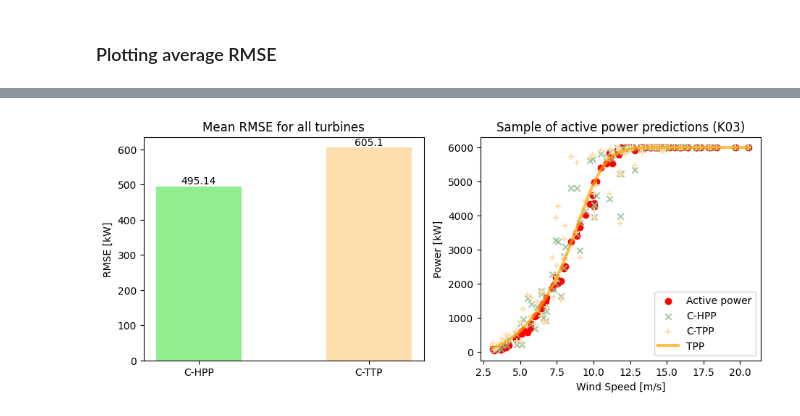
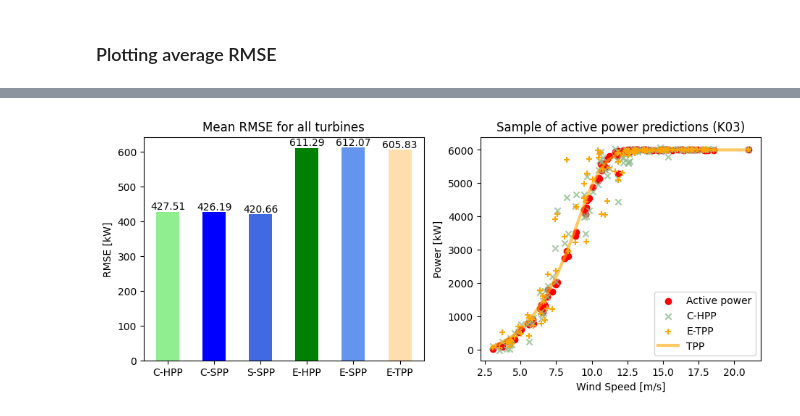
Before and after one commit to sondretb/Master-thesis---Wake-Scada-integration, a Jupyter notebook: power_predictor.ipynb, the cells around one changed output, grey strips where cells are left out. Saved outputs shown, nothing was run; the diff lists cells and outputs as text; code cells hidden in the pictures.

```diff
--- a/power_predictor.ipynb
+++ b/power_predictor.ipynb
@@ -177,8 +267,0 @@ for name, test_df in test_data.items():
-# %%
-plt.rcParams["figure.figsize"] = (12, 8)
-
-plt.bar(range(len(rmse_hybrid)), list(rmse_hybrid.values()), align='center')
-plt.xticks(range(len(rmse_hybrid)), list(rmse_hybrid.keys()))
-plt.xticks(rotation=90)
-plt.title('Hybrid power prediction RMSE')
-plt.show()
@@ -187,8 +267,0 @@ plt.show()
-# %%
-plt.rcParams["figure.figsize"] = (12, 8)
-
-plt.bar(range(len(rmse_standard)), list(rmse_standard.values()), align='center')
-plt.xticks(range(len(rmse_standard)), list(rmse_standard.keys()))
-plt.xticks(rotation=90)
-plt.title('Standard power prediction RMSE')
-plt.show()
@@ -327,40 +398,46 @@ plt.show()
 
 theo_rmse_mean = pd.DataFrame(rmse_theoretical, index=[0]).mean(axis=1)[0]
 
 coupled_hybrid_rmse_mean = pd.DataFrame(rmse_c_hybrid, index=[0]).mean(axis=1)[0]
 coupled_standard_rmse_mean = pd.DataFrame(rmse_c_standard, index=[0]).mean(axis=1)[0]
-coupled_theoretical_rmse_mean = pd.DataFrame(rmse_c_theoretical, index=[0]).mean(axis=1)[0]
+estimated_hybrid_rmse_mean = pd.DataFrame(rmse_e_hybrid, index=[0]).mean(axis=1)[0]
+estimated_standard_rmse_mean = pd.DataFrame(rmse_e_standard, index=[0]).mean(axis=1)[0]
+estimated_theoretical_rmse_mean = pd.DataFrame(rmse_e_theoretical, index=[0]).mean(axis=1)[0]
+solo_standard_rmse_mean = pd.DataFrame(rmse_s_standard, index=[0]).mean(axis=1)[0]
+
+
 
 plt.rcParams["figure.figsize"] = (11, 4)
 tt = 'K03'
 topn = 100
 ws = test_data[tt]['WindSpeed'].head(topn)
 labels = test_data[tt][label].head(topn)
 fig, axs = plt.subplots(1, 2)
 axs[1].scatter(ws, labels, color = 'red', label='Active power')
 axs[1].scatter(ws, coupled_hybrid_predictions[tt][:topn], marker='x', color='darkseagreen', alpha=0.8, label= 'C-HPP')
-axs[1].scatter(ws, coupled_theoretical_predictions[tt][:topn], marker='+', color='navajowhite', alpha=1, label= 'C-TPP')
-axs[1].plot(ws.sort_values(), SWT6.power_ct(ws.sort_values())[0]/1000, linewidth=3, color='orange', alpha=0.7, label= 'TPP')
+axs[1].scatter(ws, estimated_theoretical_predictions[tt][:topn], marker='+', color='orange', alpha=1, label= 'E-TPP')
+axs[1].plot(ws.sort_values(), SWT6.power_ct(ws.sort_values())[0]/1000, linewidth=3, color='orange', alpha=0.6, label= 'TPP')
 
 axs[1].legend()
 axs[1].set_xlabel('Wind Speed [m/s]')
 axs[1].set_ylabel('Power [kW]')
 axs[1].set_title(f'Sample of active power predictions ({tt})')
 
-labels = ['C-HPP', 'C-TTP']
-values = [coupled_hybrid_rmse_mean, coupled_theoretical_rmse_mean]
-colors = ['lightgreen', 'navajowhite']
+labels = ['C-HPP','C-SPP', 'S-SPP', 'E-HPP', 'E-SPP', 'E-TPP']
+values = [coupled_hybrid_rmse_mean, coupled_standard_rmse_mean, solo_standard_rmse_mean,  estimated_hybrid_rmse_mean, estimated_standard_rmse_mean ,estimated_theoretical_rmse_mean]
+colors = ['lightgreen','blue', 'royalblue', 'green', 'cornflowerblue', 'navajowhite']
 bars = axs[0].bar(labels, values, width=0.5, color=colors)
 
 axs[0].set_title('Mean RMSE for all turbines')
 
 axs[0].set_ylabel('RMSE [kW]')
+
 for bar in bars:
     yval = bar.get_height()
     axs[0].text(bar.get_x() + bar.get_width()/2.0, yval, round(yval, 2), va='bottom',
              fontsize=10, color='black', ha='center')
 # %% [output]
-[figure, old version]
+[figure, new version]
 # %%
 plt.rcParams["figure.figsize"] = (11, 4)
 tt = 'K03'
```
Also changed, not shown: parts of 17 cells of this notebook.
